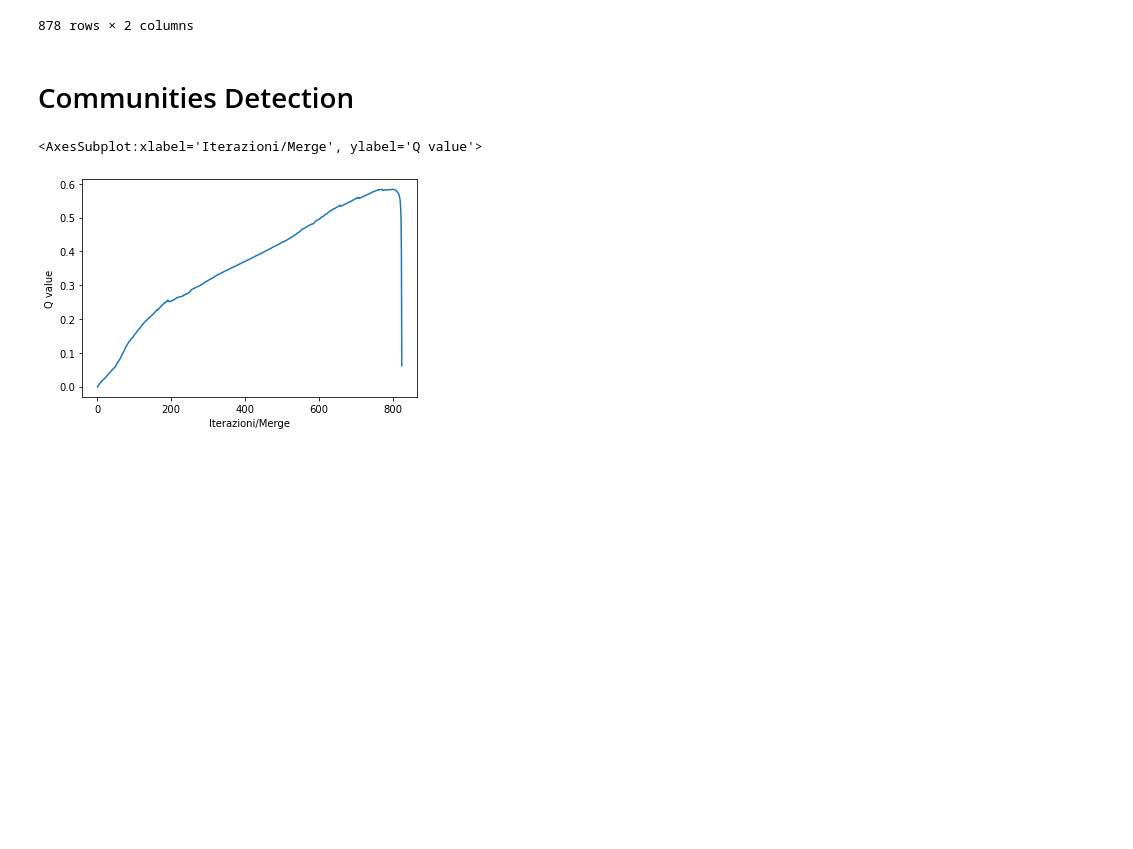
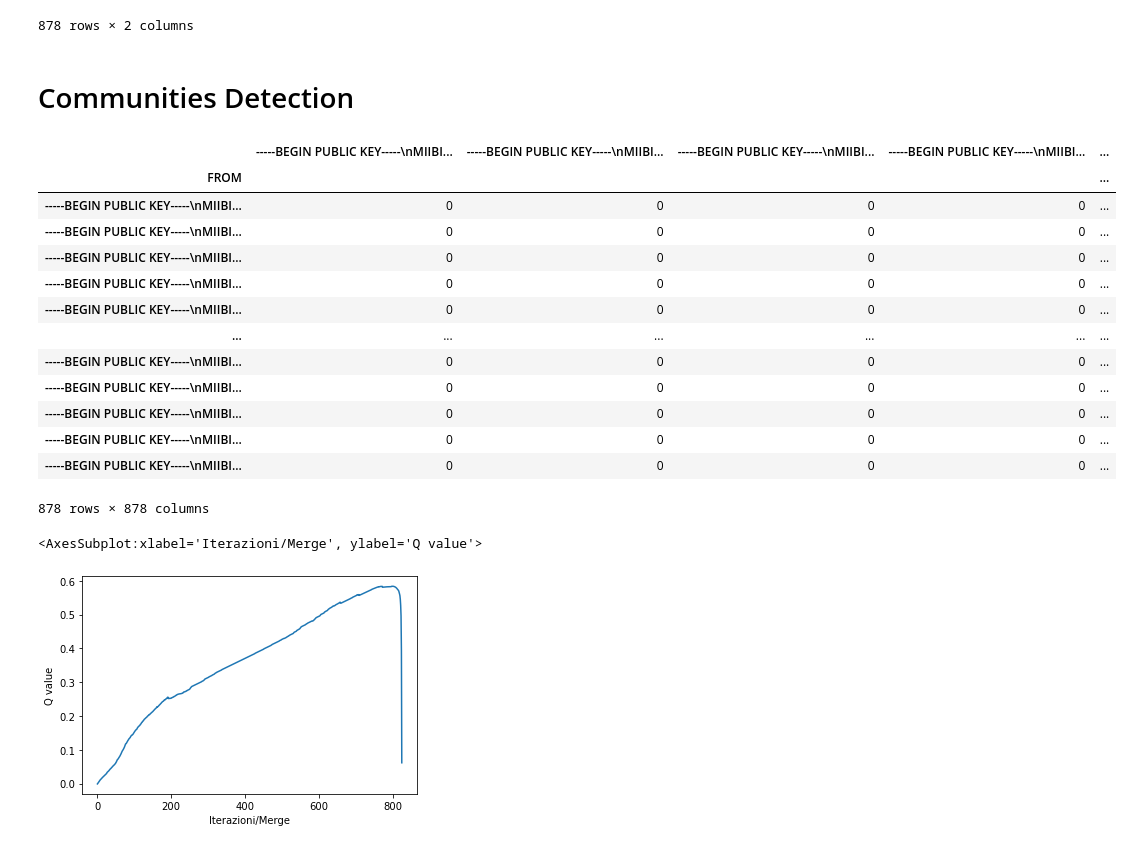
Before and after one commit to matteo-Donofrio-unipi/Master_Degree_Thesis, a Jupyter notebook: POST_LAD_EXPERIMENTS/Post_Lad_Dfs.ipynb, the cells around one changed output. Saved outputs shown, nothing was run; the diff lists cells and outputs as text; code cells hidden in the pictures; blank space fills up the shorter version.

```diff
--- a/POST_LAD_EXPERIMENTS/Post_Lad_Dfs.ipynb
+++ b/POST_LAD_EXPERIMENTS/Post_Lad_Dfs.ipynb
@@ -55,11 +55,27 @@ PR_df
 # %%
 DF = pd.read_csv('./AM_Matrix.csv')
 DF['FROM'] = DF.columns
 DF.set_index('FROM', inplace = True)
+DF
 #DF.rename(columns={'Unnamed: 0':'FROM'}, inplace = True)
 #DF.set_index('FROM',inplace = True,drop=True)
 #rimuovo autocitazioni
 #DF
+# %% [output]
+|  | -----BEGIN PUBLIC KEY-----\nMIIBI... | -----BEGIN PUBLIC KEY-----\nMIIBI... | -----BEGIN PUBLIC KEY-----\nMIIBI... | -----BEGIN PUBLIC KEY-----\nMIIBI... | ... |
+| FROM |  |  |  |  | ... |
+| -----BEGIN PUBLIC KEY-----\nMIIBI... | 0 | 0 | 0 | 0 | ... |
+| -----BEGIN PUBLIC KEY-----\nMIIBI... | 0 | 0 | 0 | 0 | ... |
+| -----BEGIN PUBLIC KEY-----\nMIIBI... | 0 | 0 | 0 | 0 | ... |
+| -----BEGIN PUBLIC KEY-----\nMIIBI... | 0 | 0 | 0 | 0 | ... |
+| -----BEGIN PUBLIC KEY-----\nMIIBI... | 0 | 0 | 0 | 0 | ... |
+| ... | ... | ... | ... | ... | ... |
+| -----BEGIN PUBLIC KEY-----\nMIIBI... | 0 | 0 | 0 | 0 | ... |
+| -----BEGIN PUBLIC KEY-----\nMIIBI... | 0 | 0 | 0 | 0 | ... |
+| -----BEGIN PUBLIC KEY-----\nMIIBI... | 0 | 0 | 0 | 0 | ... |
+| -----BEGIN PUBLIC KEY-----\nMIIBI... | 0 | 0 | 0 | 0 | ... |
+| -----BEGIN PUBLIC KEY-----\nMIIBI... | 0 | 0 | 0 | 0 | ... |
+878 rows × 878 columns
 # %%
 #NB: QUI PRIMA DI CALCOARE COMM_DETE, HO RIMOSSO LE AUTOCITAZIONI E RIMOSSO GLI AUTORI CHE:
 #UNA VOLTA RIMOSSE LE AUTOCITAZIONI NON VENIVANO CITATI NE CITAVANO ARTICOLI PRESENTI NEL DATASET.
```
Also changed, not shown: parts of 20 cells of this notebook, 6 other files.
